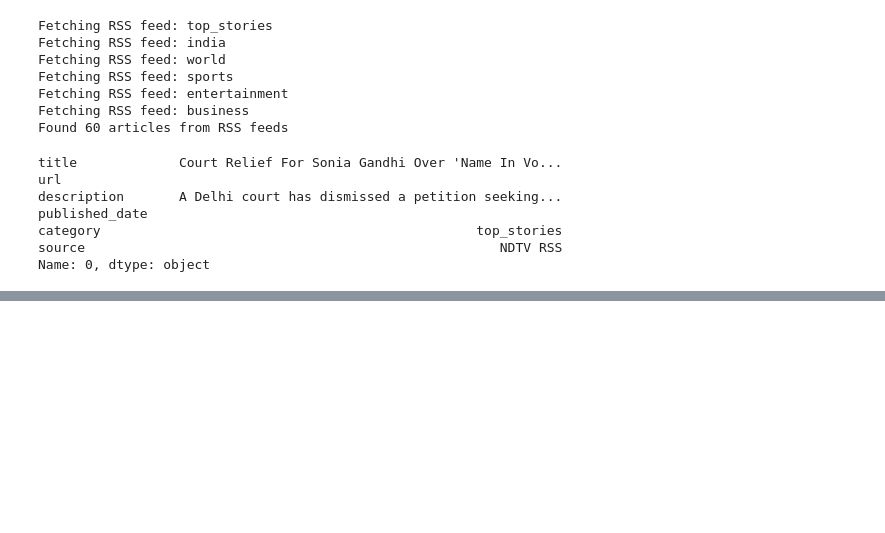
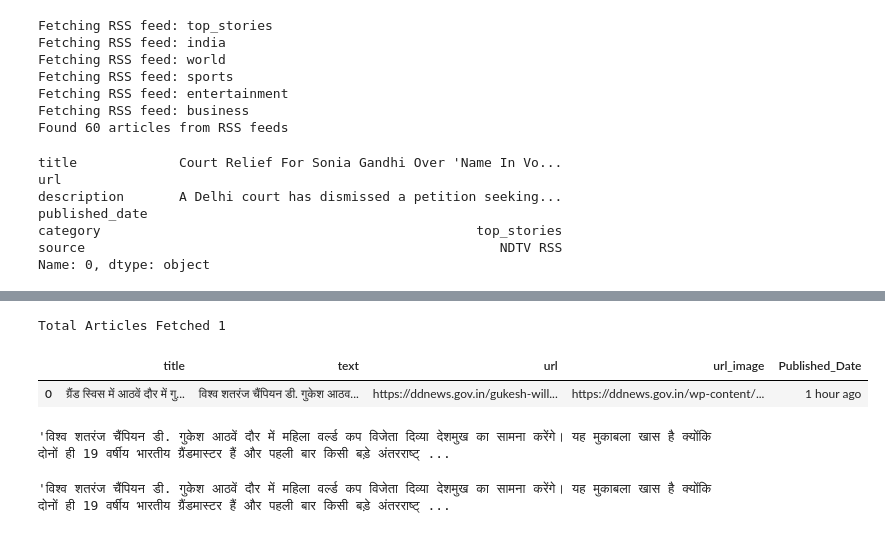
Before and after one commit to TANMaYtO/GEN-AI-H2S-notebooks-, a Jupyter notebook: x.ipynb, the cells around one changed output, grey strips where cells are left out. Cells and saved outputs as stored; diff of their text form; code cells hidden in the pictures; blank space fills up the shorter version.

```diff
--- a/x.ipynb
+++ b/x.ipynb
@@ -450,3 +449,19 @@ published_date
 category                                                top_stories
 source                                                     NDTV RSS
 Name: 0, dtype: object
+# %%
+xml_url = "https://ddnews.gov.in/all-news-archive/"
+
+res = requests.get(xml_url)
+
+res
+soup = BeautifulSoup(res.text , 'html.parser')
+a=soup.find('div',class_= 'moreStoriesItem')
+# url = a.a['href']
+# a.img['alt']
+# type(url)
+# # res = requests.get(url)
+# # res
+# url
+# soup.find_all('div')
+a
@@ -452,0 +485,2 @@ Name: 0, dtype: object
+# %%
+soap = BeautifulSoup(res.text , 'html.parser')
@@ -452,0 +647,8 @@ Name: 0, dtype: object
+# %%
+x = fetch_dd_news_ugly(1)
+dd_db = pd.DataFrame(x)
+dd_db
+# %% [output]
+Total Articles Fetched 1
+|  | title | text | url | url_image | Published_Date |
+| 0 | ग्रैंड स्विस में आठवें दौर में गु... | विश्व शतरंज चैंपियन डी. गुकेश आठव... | https://ddnews.gov.in/gukesh-will... | https://ddnews.gov.in/wp-content/... | 1 hour ago |
@@ -452,0 +658,4 @@ Name: 0, dtype: object
+# %%
+dd_db['text'][0]
+# %% [output]
+'विश्व शतरंज चैंपियन डी. गुकेश आठवें दौर में महिला वर्ल्ड कप विजेता दिव्या देशमुख का सामना करेंगे। यह मुकाबला खास है क्योंकि दोनों ही 19 वर्षीय भारतीय ग्रैंडमास्टर हैं और पहली बार किसी बड़े अंतरराष्ट् ...
@@ -452,0 +665,5 @@ Name: 0, dtype: object
+# %%
+dd_db['title'][0]
+dd_db['text'][0]
+# %% [output]
+'विश्व शतरंज चैंपियन डी. गुकेश आठवें दौर में महिला वर्ल्ड कप विजेता दिव्या देशमुख का सामना करेंगे। यह मुकाबला खास है क्योंकि दोनों ही 19 वर्षीय भारतीय ग्रैंडमास्टर हैं और पहली बार किसी बड़े अंतरराष्ट् ...
```
Also changed, not shown: parts of 8 cells of this notebook.
